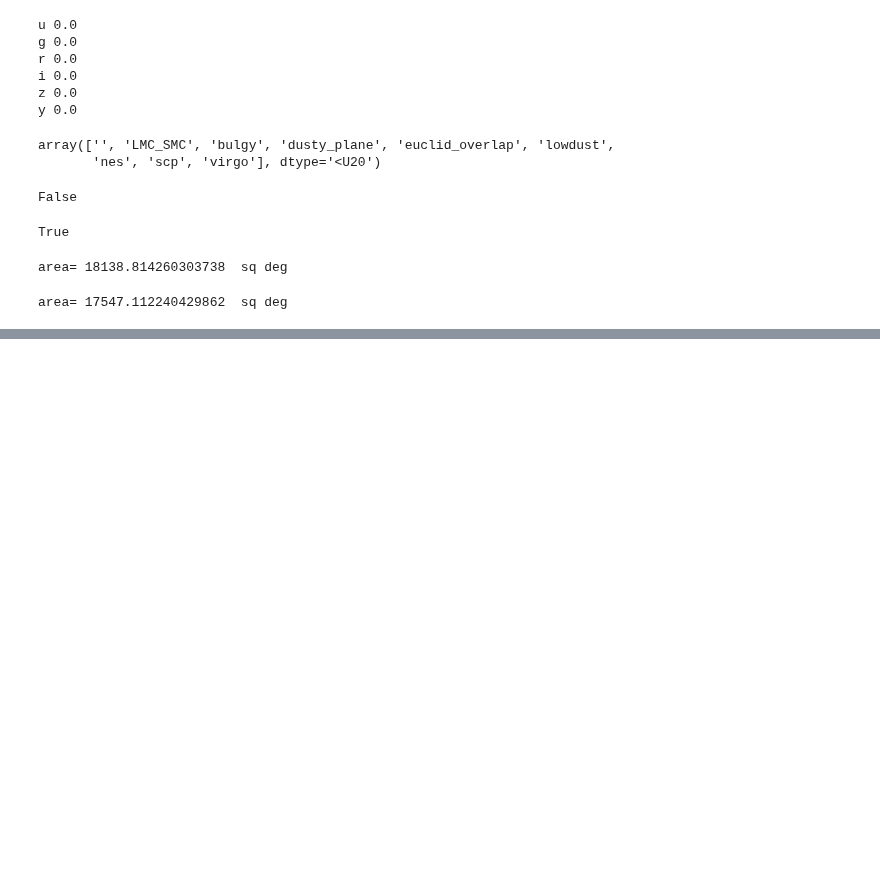
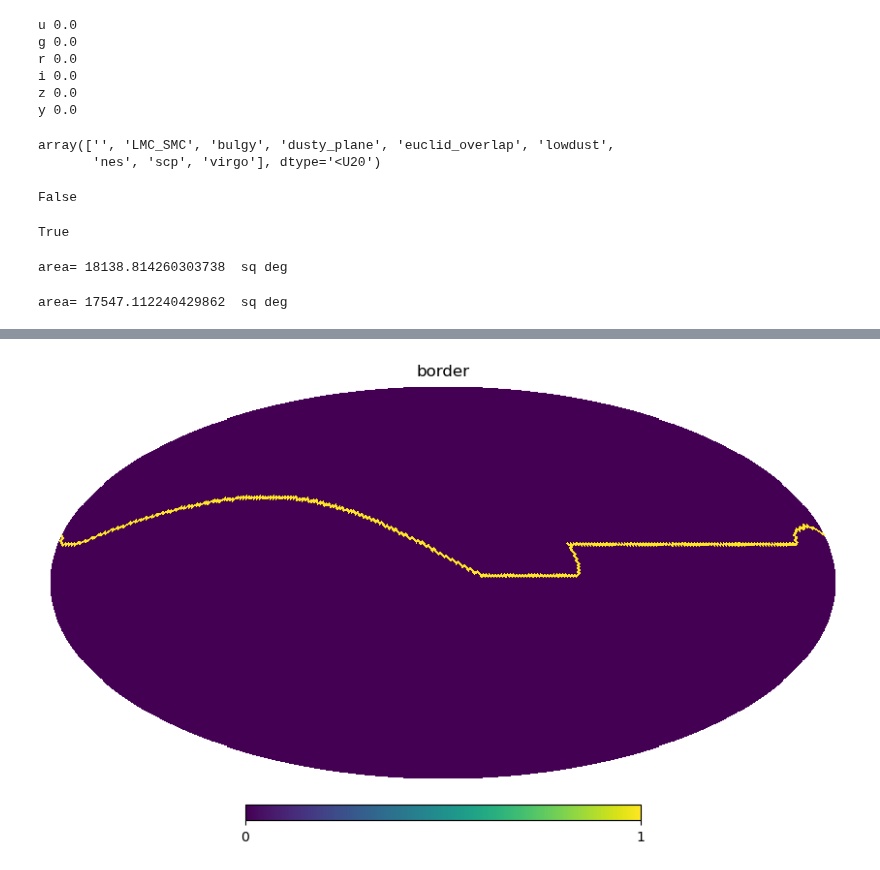
Before and after one commit to yoachim/23_Scratch, a Jupyter notebook: footprint_check/check_footprint.ipynb, the cells around one changed output, grey strips where cells are left out. Cells and saved outputs as stored; diff of their text form; code cells hidden in the pictures; blank space fills up the shorter version.

Commit message:
update border

```diff
--- a/footprint_check/check_footprint.ipynb
+++ b/footprint_check/check_footprint.ipynb
@@ -126,3 +126,11 @@ hp_size = hp.nside2pixarea(nside, degrees=True)
 print("area=", np.size(wfd_pix)*hp_size, ' sq deg')
 # %% [output]
 area= 17547.112240429862  sq deg
+# %%
+# Loop over all the healpixels. If healpix borders a zero, remember it
+border_hpids = []
+for i,val in enumerate(maps_arr['r']):
+    if val > 0:
+        neigh = hp.get_all_neighbours(nside, i)
+        if 0 in maps_arr['r'][neigh]:
+            border_hpids.append(i)
@@ -128,0 +156,6 @@ area= 17547.112240429862  sq deg
+# %%
+border_map = maps_arr['r']*0
+border_map[border_hpids] += 1
+hp.mollview(border_map, title='border')
+# %% [output]
+[figure, added]
```
Also changed, not shown: parts of 3 cells of this notebook.
